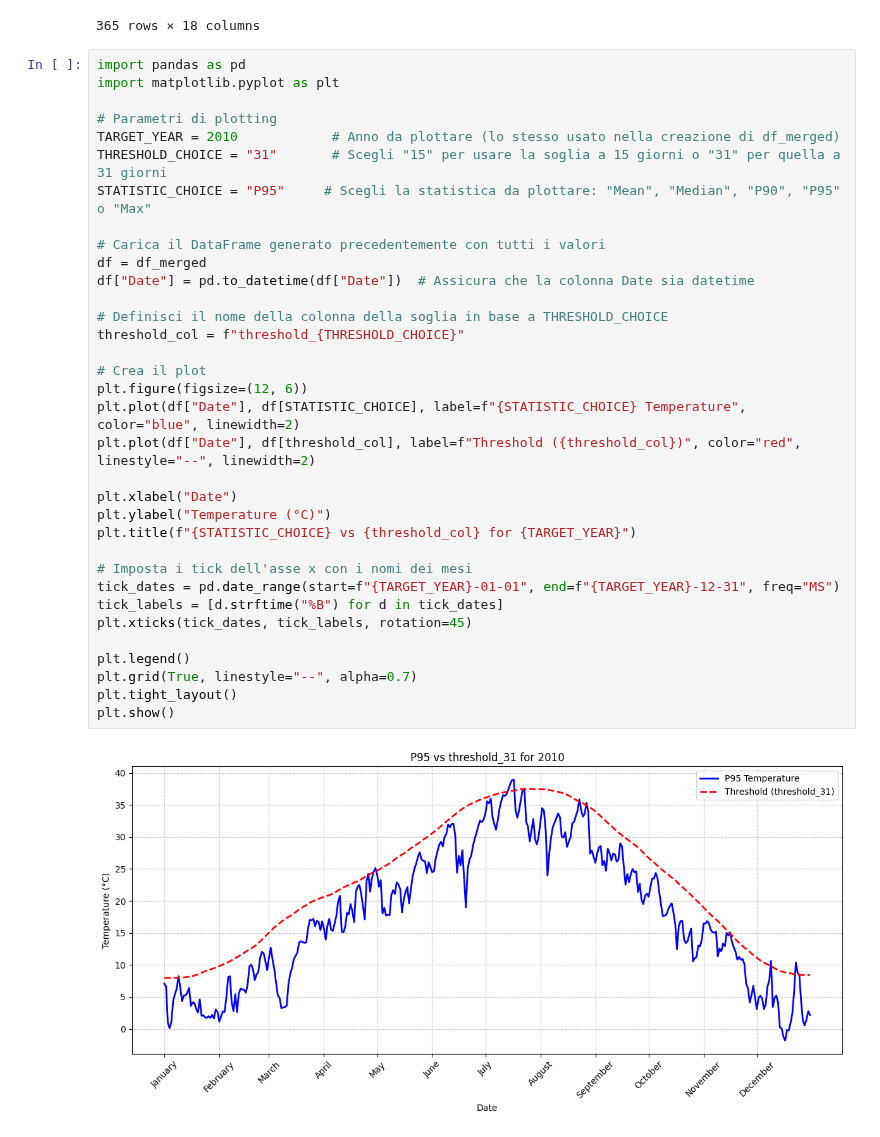
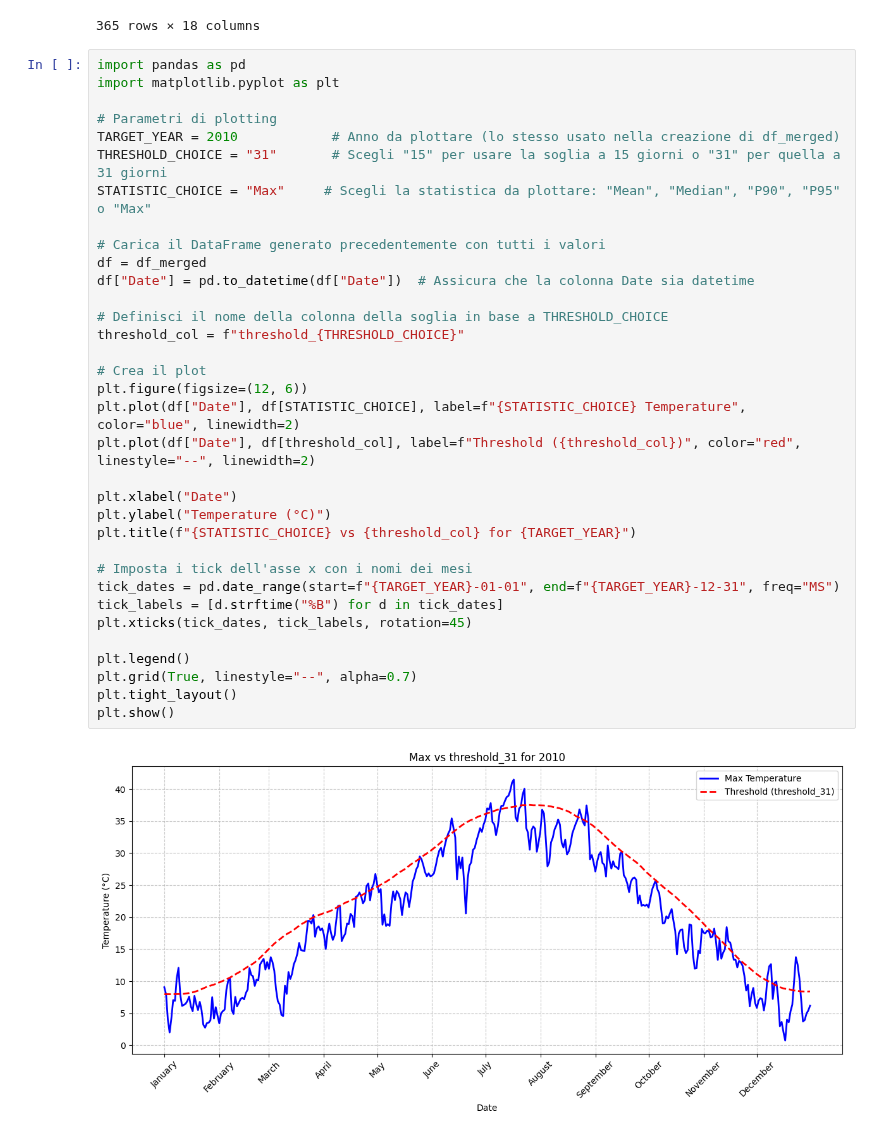
Before and after one commit to fillobissi/geoinformatics_project, a Jupyter notebook: 04_Heatwaves_identification.ipynb, the cells around one changed output. Saved outputs shown, nothing was run; the diff lists cells and outputs as text.

```diff
--- a/04_Heatwaves_identification.ipynb
+++ b/04_Heatwaves_identification.ipynb
@@ -507,32 +507,32 @@ import matplotlib.pyplot as plt
 # Parametri di plotting
 TARGET_YEAR = 2010            # Anno da plottare (lo stesso usato nella creazione di df_merged)
 THRESHOLD_CHOICE = "31"       # Scegli "15" per usare la soglia a 15 giorni o "31" per quella a 31 giorni
-STATISTIC_CHOICE = "P95"     # Scegli la statistica da plottare: "Mean", "Median", "P90", "P95" o "Max"
+STATISTIC_CHOICE = "Max"     # Scegli la statistica da plottare: "Mean", "Median", "P90", "P95" o "Max"
 
 # Carica il DataFrame generato precedentemente con tutti i valori
 df = df_merged
 df["Date"] = pd.to_datetime(df["Date"])  # Assicura che la colonna Date sia datetime
 
 # Definisci il nome della colonna della soglia in base a THRESHOLD_CHOICE
 threshold_col = f"threshold_{THRESHOLD_CHOICE}"
 
 # Crea il plot
 plt.figure(figsize=(12, 6))
 plt.plot(df["Date"], df[STATISTIC_CHOICE], label=f"{STATISTIC_CHOICE} Temperature", color="blue", linewidth=2)
 plt.plot(df["Date"], df[threshold_col], label=f"Threshold ({threshold_col})", color="red", linestyle="--", linewidth=2)
 
 plt.xlabel("Date")
 plt.ylabel("Temperature (°C)")
 plt.title(f"{STATISTIC_CHOICE} vs {threshold_col} for {TARGET_YEAR}")
 
 # Imposta i tick dell'asse x con i nomi dei mesi
 tick_dates = pd.date_range(start=f"{TARGET_YEAR}-01-01", end=f"{TARGET_YEAR}-12-31", freq="MS")
 tick_labels = [d.strftime("%B") for d in tick_dates]
 plt.xticks(tick_dates, tick_labels, rotation=45)
 
 plt.legend()
 plt.grid(True, linestyle="--", alpha=0.7)
 plt.tight_layout()
 plt.show()
 # %% [output]
-[figure, old version]
+[figure, new version]
```
